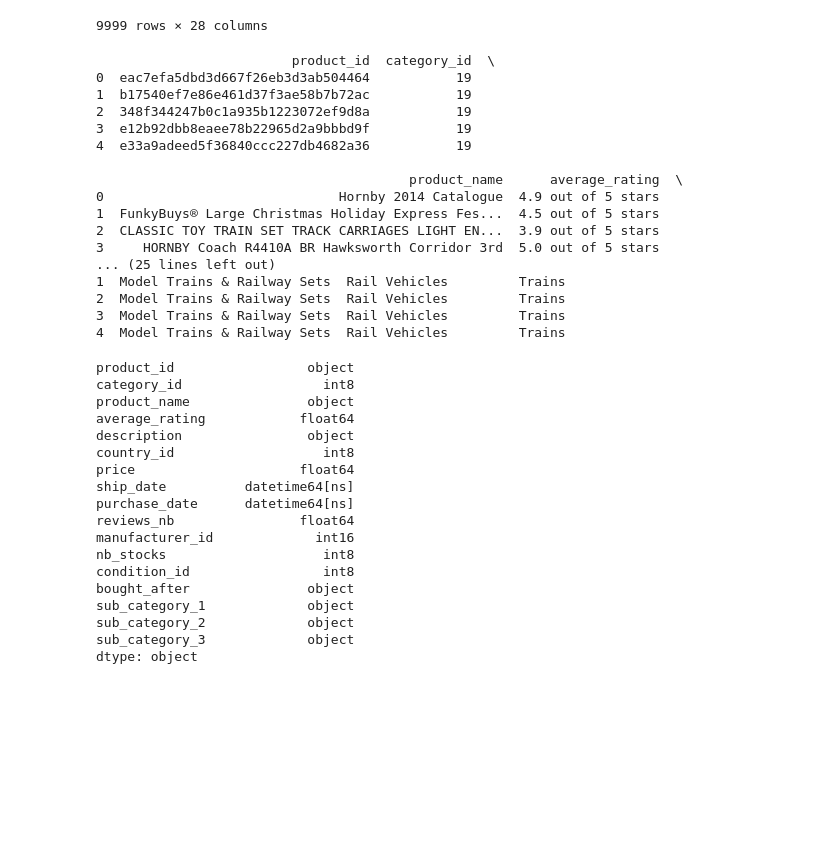
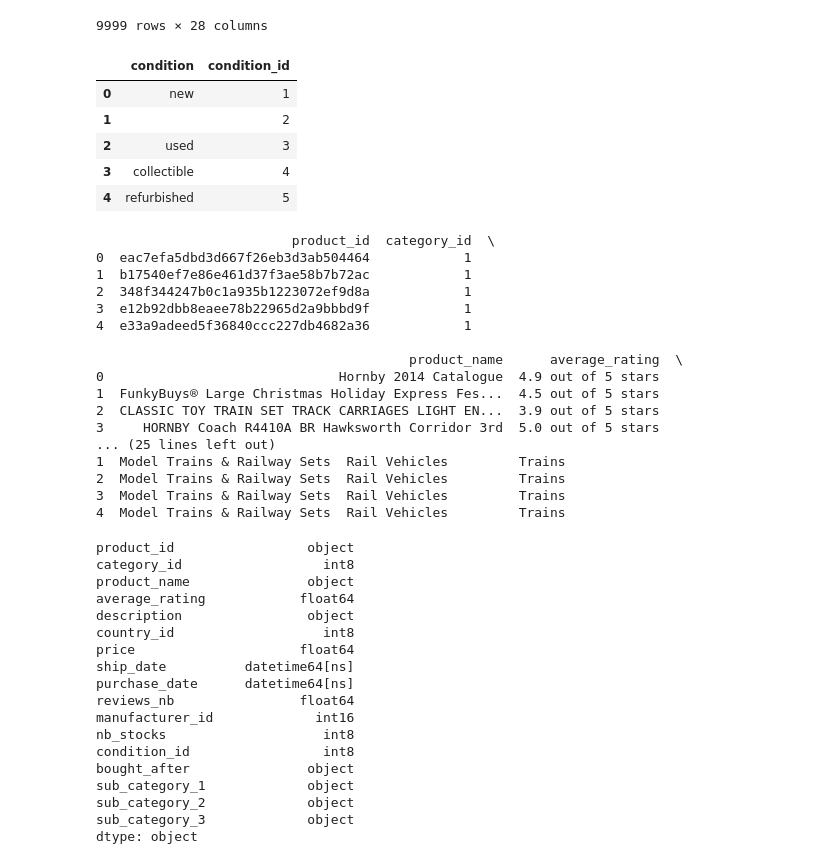
Before and after one commit to SalehMk0/project_3_data, a Jupyter notebook: data_cleaning.ipynb, the cells around one changed output. Drawn from its saved outputs; the diff is of its cells as text; code cells hidden in the pictures; blank space fills up the shorter version.

```diff
--- a/data_cleaning.ipynb
+++ b/data_cleaning.ipynb
@@ -632,6 +684,15 @@ df
 | 9997 | cd783d0b8b44e631b9788b203eaaefae | Justice League of America Series ... | DC Comics | £49.81 | 1/31/2016 | 2/5/2016 | 3 new | ... |
 | 9998 | 94d18e86e504bee1e392df7e5738b18a | Star Wars 1/72 Y-Wing Starfighter | Bandai | £21.20 | 10/8/2016 | 10/11/2016 | 31 new | ... |
 9999 rows × 28 columns
+# %%
+d_conditions
+# %% [output]
+|  | condition | condition_id |
+| 0 | new | 1 |
+| 1 |  | 2 |
+| 2 | used | 3 |
+| 3 | collectible | 4 |
+| 4 | refurbished | 5 |
 # %%
 def convert_to_timestamp(timestamp):
     try:
@@ -643,10 +704,14 @@ def convert_to_timestamp(timestamp):
         print(f"Error converting timestamp: {e}")
         return None
 
+category_to_id = d_categories1.set_index('category')['category_id'].to_dict()
+manufacturer_to_id = d_manufacturers.set_index('manufacturer_name')['manufacturer_id'].to_dict()
+condition_to_id = d_conditions.set_index('condition')['condition_id'].to_dict()
+
 # Assuming df is already defined
 f_products = pd.DataFrame({
     'product_id': df['uniq_id'],
-    'category_id': df['Category'].astype('category').cat.codes+1,
+    'category_id': df['Category'].map(category_to_id),
     'product_name' : df['product_name'],
     'average_rating': df['average_review_rating'],
     'description': df['description'],
@@ -655,9 +720,9 @@ f_products = pd.DataFrame({
     'ship_date': df['ship_date'].apply(lambda x: convert_to_timestamp(x) if pd.notnull(x) else None),
     'purchase_date': df['purchase_date'].apply(lambda x: convert_to_timestamp(x) if pd.notnull(x) else None),
     'reviews_nb': df['number_of_reviews'],
-    'manufacturer_id': df['manufacturer'].astype('category').cat.codes+1,
+    'manufacturer_id': df['manufacturer'].map(manufacturer_to_id),
     'nb_stocks': df['quantity'],
-    'condition_id': df['condition'].astype('category').cat.codes+1,
+    'condition_id': df['condition'].map(condition_to_id),
     'bought_after': df['items_customers_buy_after_viewing_this_item'],
     'sub_category_1': df['Sub_Category'],
     'sub_category_2': df['Sub_Sub_Category'],
@@ -668,11 +733,11 @@ f_products = pd.DataFrame({
 print(f_products.head())
 # %% [output]
                          product_id  category_id  \
-0  eac7efa5dbd3d667f26eb3d3ab504464           19
-1  b17540ef7e86e461d37f3ae58b7b72ac           19
-2  348f344247b0c1a935b1223072ef9d8a           19
-3  e12b92dbb8eaee78b22965d2a9bbbd9f           19
-4  e33a9adeed5f36840ccc227db4682a36           19
+0  eac7efa5dbd3d667f26eb3d3ab504464            1
+1  b17540ef7e86e461d37f3ae58b7b72ac            1
+2  348f344247b0c1a935b1223072ef9d8a            1
+3  e12b92dbb8eaee78b22965d2a9bbbd9f            1
+4  e33a9adeed5f36840ccc227db4682a36            1
 
                                         product_name      average_rating  \
 0                              Hornby 2014 Catalogue  4.9 out of 5 stars
```
Also changed, not shown: parts of 19 cells of this notebook, 18 other files.
